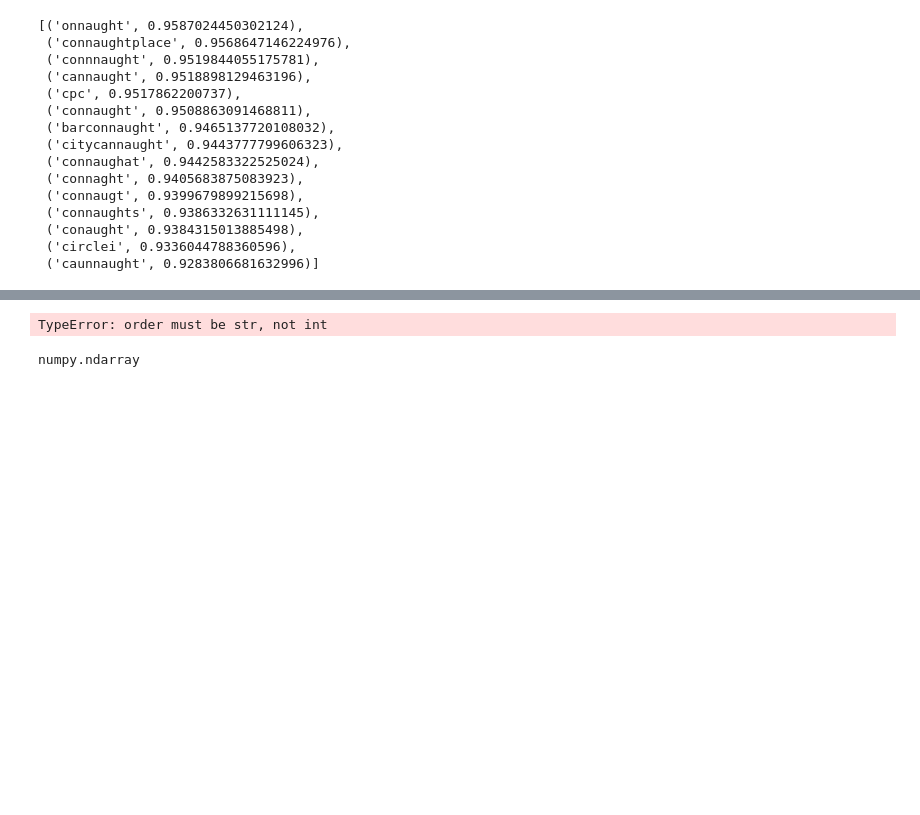
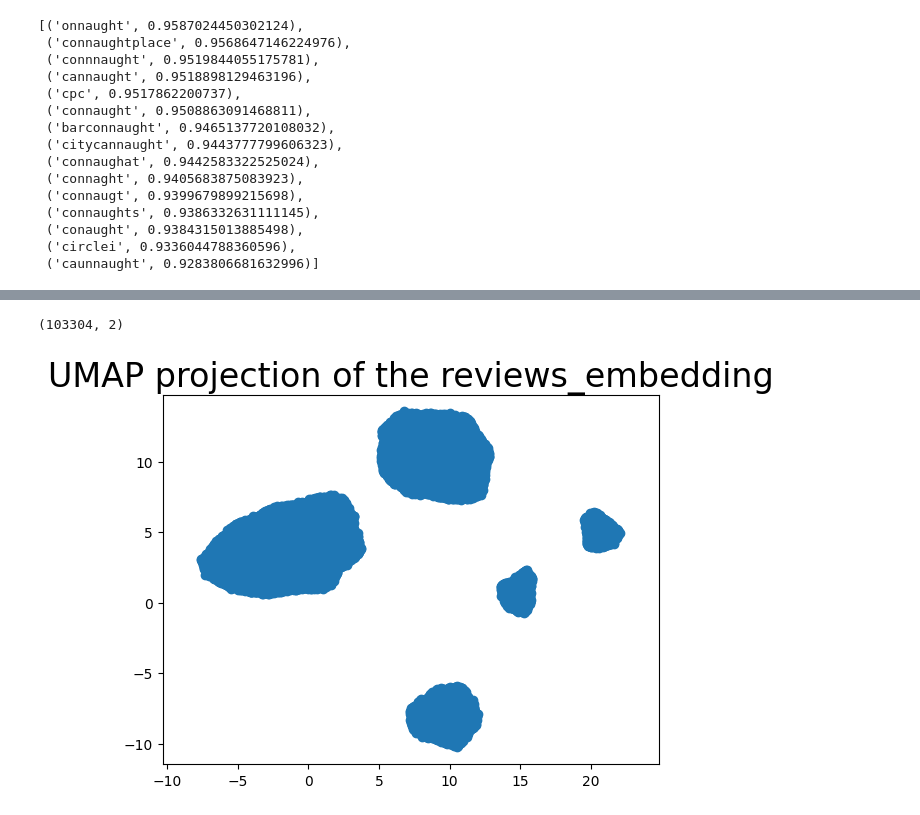
Before and after one commit to pkarthikeya1/Automated-Text-Clustering-and-Keyword-Extraction-for-Customer-Review-Insights, a Jupyter notebook: notebooks/03_data_transformation.ipynb, the cells around one changed output, grey strips where cells are left out. Cells and saved outputs as stored; diff of their text form; code cells hidden in the pictures; blank space fills up the shorter version.

```diff
--- a/notebooks/03_data_transformation.ipynb
+++ b/notebooks/03_data_transformation.ipynb
@@ -226,9 +226,9 @@ class DataTransformation(TransformerMixin, BaseEstimator):
 
 
 
-            preprocessing_obj = self.get_transformer_object()
-            input_feature_arr = preprocessing_obj.fit_transform(train_data)
-            input_test_arr = preprocessing_obj.transform(test_data)
+            self.preprocessing_obj = self.get_transformer_object()
+            input_feature_arr = self.preprocessing_obj.fit_transform(train_data)
+            input_test_arr = self.preprocessing_obj.transform(test_data)
 
             jl.dump(preprocessing_obj, self.data_transformation_config.preprocessor_obj_file)
             logger.info(f"Saved fitted preprocessor to {self.data_transformation_config.preprocessor_obj_file}")
@@ -356,8 +331,0 @@ array([-2.2973046713220855,
-# %%
-np.row_stack(np.array(train_data).flatten(-1))
-# %% [output]
-TypeError: order must be str, not int
-# %%
-type(train_data)
-# %% [output]
-numpy.ndarray
@@ -363,0 +336,18 @@ numpy.ndarray
+# %%
+reducer = umap.UMAP(n_neighbors = 100, min_dist = 0.5, metric='cosine', random_state=42)
+embedding = reducer.fit_transform(train_data)
+embedding.shape
+# %% [output]
+(103304, 2)
+# %%
+import matplotlib.pyplot as plt
+import seaborn as sns
+
+plt.scatter(
+    embedding[:, 0],
+    embedding[:, 1],
+   )
+plt.gca().set_aspect('equal', 'datalim')
+plt.title('UMAP projection of the reviews_embedding', fontsize=24);
+# %% [output]
+[figure, added]
```
Also changed, not shown: parts of 7 cells of this notebook, 5 other files.
